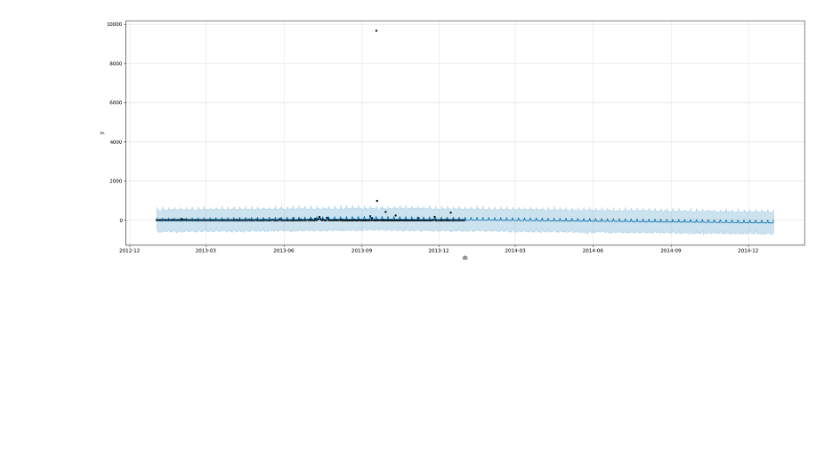
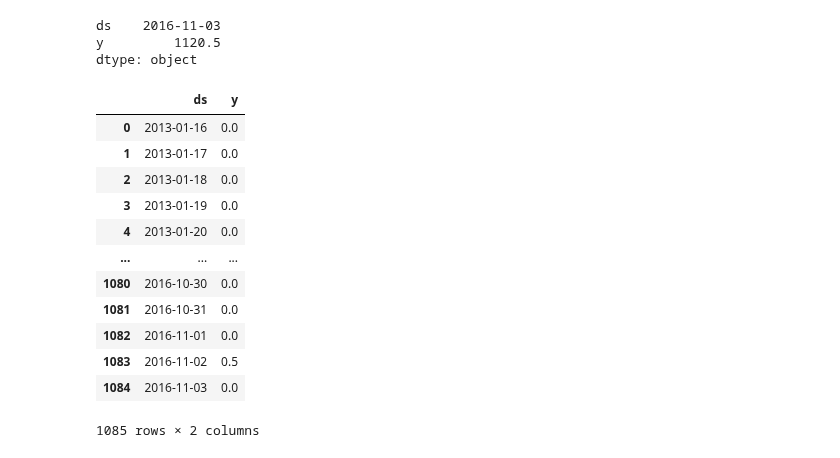
Before and after one commit to yooninsu/SeoulCity_BigData_Campus, a Jupyter notebook: rain_forecast.ipynb, the cells around one changed output. Saved outputs shown, nothing was run; the diff lists cells and outputs as text; code cells hidden in the pictures; blank space fills up the shorter version.

```diff
--- a/rain_forecast.ipynb
+++ b/rain_forecast.ipynb
@@ -90,3 +255,0 @@ df2013
-# %%
-m = Prophet()
-m.fit(df2013)
@@ -108,4 +256,29 @@ forecast.head()
-# %%
-fig = m.plot(forecast,figsize=(20,7))
-# %% [output]
-[figure, removed]
+# %%
+관악구 = pd.concat([df2013['관악구'],df2014['관악구'],df2015['관악구'],df2016['관악구']])
+df = pd.DataFrame(관악구)
+# %%
+df = df.reset_index(drop=False)
+# %%
+df
+# %% [output]
+ds    2016-11-03
+y         1120.5
+dtype: object
+# %%
+df.rename(columns={"DATE": "ds", "RAINFALLACCU": "y"}, inplace=True)
+# %%
+df
+# %% [output]
+|  | ds | y |
+| 0 | 2013-01-16 | 0.0 |
+| 1 | 2013-01-17 | 0.0 |
+| 2 | 2013-01-18 | 0.0 |
+| 3 | 2013-01-19 | 0.0 |
+| 4 | 2013-01-20 | 0.0 |
+| ... | ... | ... |
+| 1080 | 2016-10-30 | 0.0 |
+| 1081 | 2016-10-31 | 0.0 |
+| 1082 | 2016-11-01 | 0.0 |
+| 1083 | 2016-11-02 | 0.5 |
+| 1084 | 2016-11-03 | 0.0 |
+1085 rows × 2 columns
```
Also changed, not shown: parts of 24 cells of this notebook, 1 other file.
